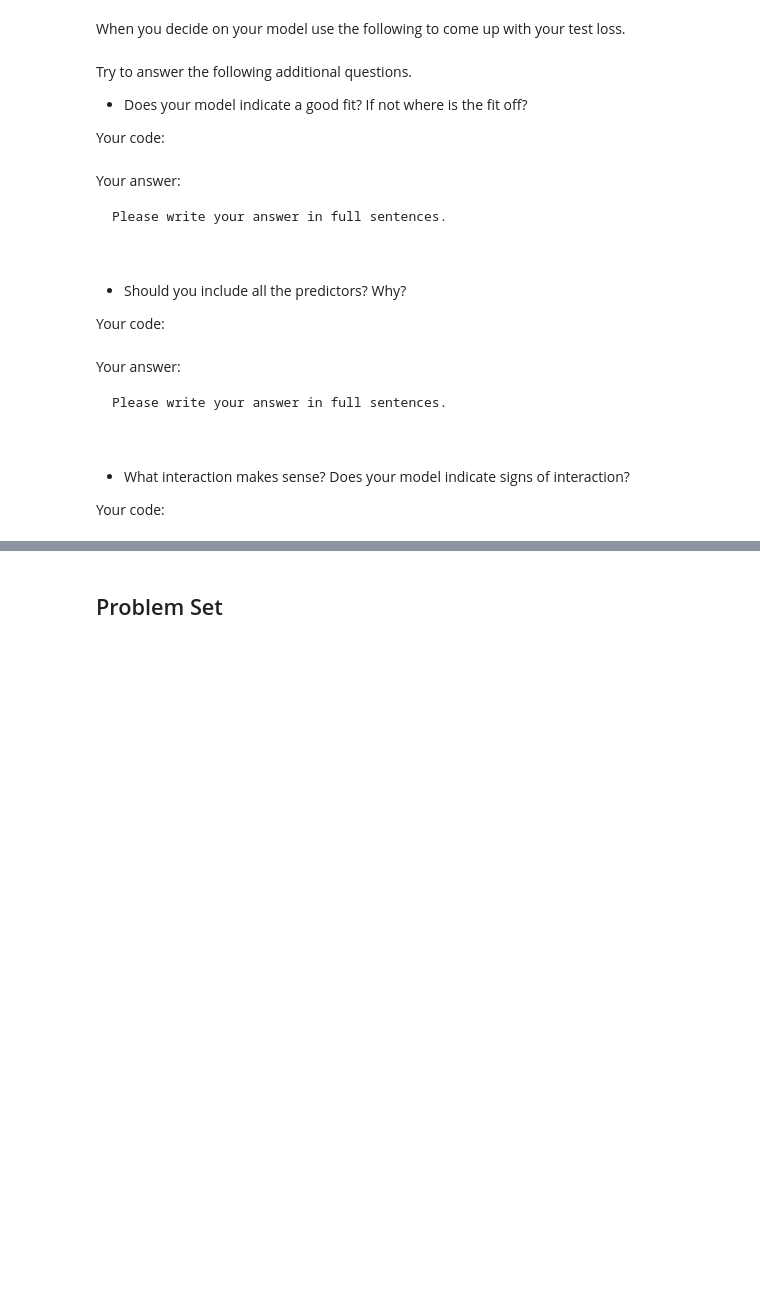
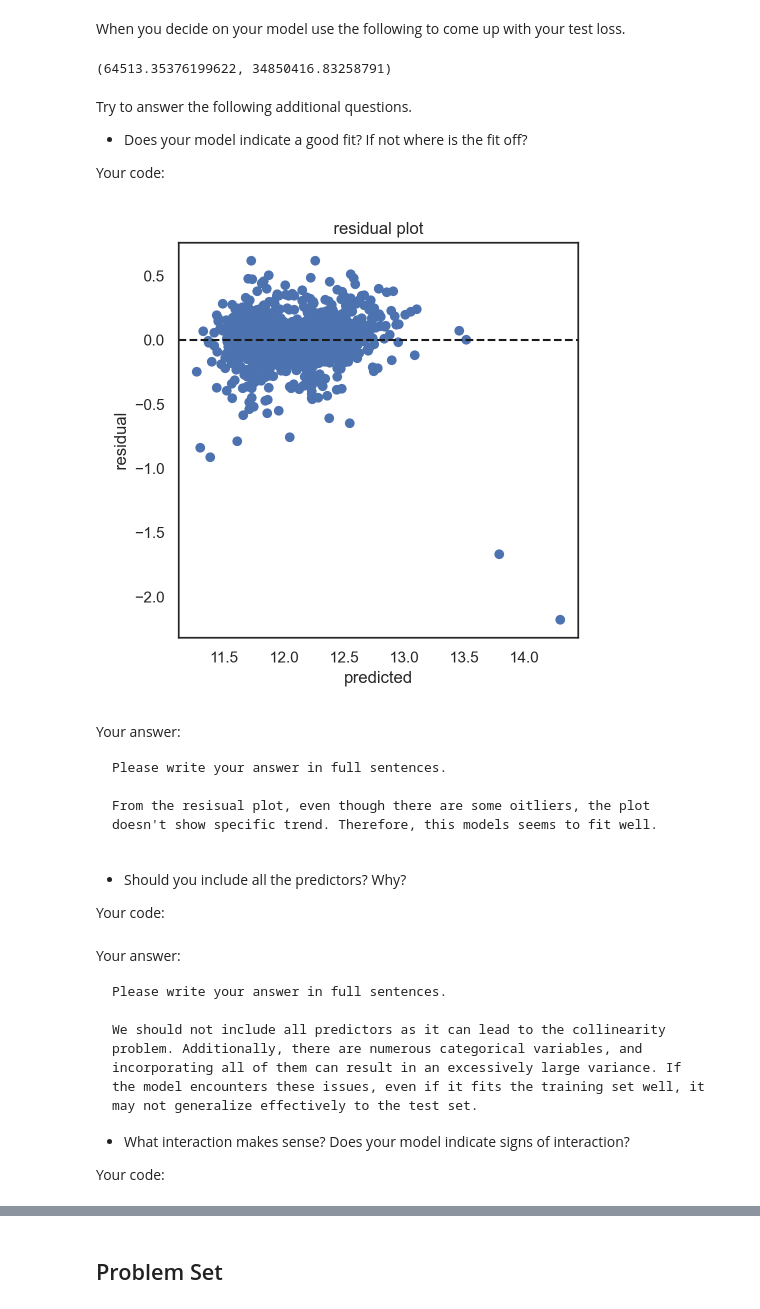
Before and after one commit to BU-MSSP-Classroom/ma679-spring2024-01-linear-regression-yu99t, a Jupyter notebook: Ch3_Regression_Python.ipynb, the cells around one changed output, grey strips where cells are left out. Cells and saved outputs as stored; diff of their text form; code cells hidden in the pictures; blank space fills up the shorter version.

```diff
--- a/Ch3_Regression_Python.ipynb
+++ b/Ch3_Regression_Python.ipynb
@@ -460,0 +505,8 @@ Here are few rules:
+# %%
+# remove variables with lots of missing variables
+columns_to_exclude = ['Lot Frontage', 'Alley', 'Fireplace Qu', 'Pool QC', 'Fence', 'Misc Feature']
+ames_raw_2008_sub = ames_raw_2008.drop(columns=columns_to_exclude)
+
+# remove missing values from the sub data set
+ames_raw_2008_sub.dropna(inplace=True)
+np.shape(ames_raw_2008_sub)
@@ -460,0 +515,12 @@ Here are few rules:
+# %%
+# check typs of each variable
+ames_raw_2008_sub.dtypes
+
+# transform object class to category to create dummy variable using MS class
+object_columns = ames_raw_2008_sub.select_dtypes(include='object').columns
+ames_raw_2008_sub[object_columns] = ames_raw_2008_sub[object_columns].astype('category')
+
+# remove some variables(outcome, Order, dates) from predictors
+# allvars = list(
+#     ames_raw_2008_sub.columns.drop(
+#         ['SalePrice', 'Order', 'PID', 'Mo Sold', 'Yr Sold','saledt']))
@@ -461,10 +549,16 @@ Here are few rules:
 # %%
-# lmfit_2008= # ["your model here"] # use ames_raw_2008
+# chose predictors from sacatter plots
+formula = "np.log(SalePrice) ~ 1 + Q('Year Built') + Q('Year Remod/Add') + Q('Total Bsmt SF') + Q('1st Flr SF') + Q('2nd Flr SF') + Q('Gr Liv Area') + Q('Full Bath') + Q('TotRms AbvGrd') + Q('Garage Area')"
+
+# Fit the linear regression model
+lmfit_2008 = sm.ols(formula, ames_raw_2008_sub).fit()
 # %% [markdown]
 When you decide on your model use the following to come up with your test loss.
 # %%
-#pred_2009=exp(lmfit_2008.predict(ames_raw_2009))
-#calc_loss(pred_2009,ames_raw_2009.loc[:,"SalePrice"])
+pred_2009 = np.exp(lmfit_2008.predict(ames_raw_2009))
+calc_loss(pred_2009, ames_raw_2009.loc[:,"SalePrice"])
+# %% [output]
+(64513.35376199622, 34850416.83258791)
 # %% [markdown]
 Try to answer the following additional questions.
 
@@ -473,13 +567,25 @@ Try to answer the following additional questions.
 
 Your code:
 # %%
-#
+fig , ax = subplots(figsize=(5, 5))
+x = lmfit_2008.predict(ames_raw_2008_sub)
+y = lmfit_2008.resid
+ax.scatter(x, y);
+ax.set_xlabel("predicted")
+ax.set_ylabel("residual")
+ax.set_title("residual plot");
+ax.axhline(0, c='k', ls='--');
+fig.tight_layout()
+fig.show()
+# %% [output]
+[figure, added]
 # %% [markdown]
 Your answer:
 
 ~~~
 Please write your answer in full sentences.
 
+From the resisual plot, even though there are some oitliers, the plot doesn't show specific trend. Therefore, this models seems to fit well.
 
 ~~~
 
@@ -496,7 +599,7 @@ Your answer:
 ~~~
 Please write your answer in full sentences.
 
-
+We should not include all predictors as it can lead to the collinearity problem. Additionally, there are numerous categorical variables, and incorporating all of them can result in an excessively large variance. If the model encounters these issues, even if it fits the training set well, it may not generalize effectively to the test set.
 ~~~
 
 - What interaction makes sense?  Does your model indicate signs of interaction?
```
Also changed, not shown: parts of 73 cells of this notebook, 7 other files.
